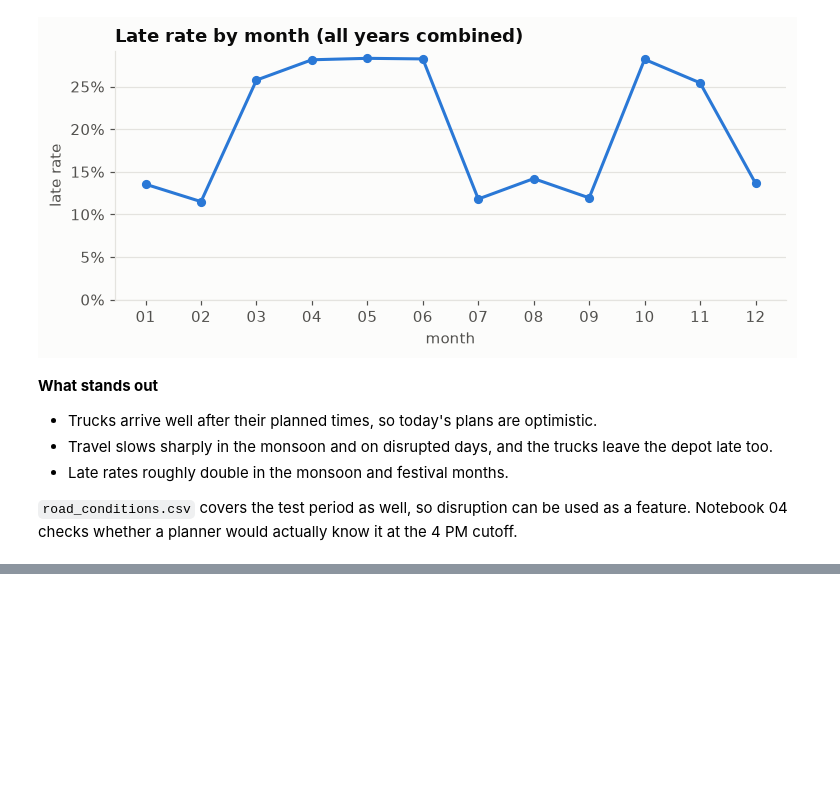
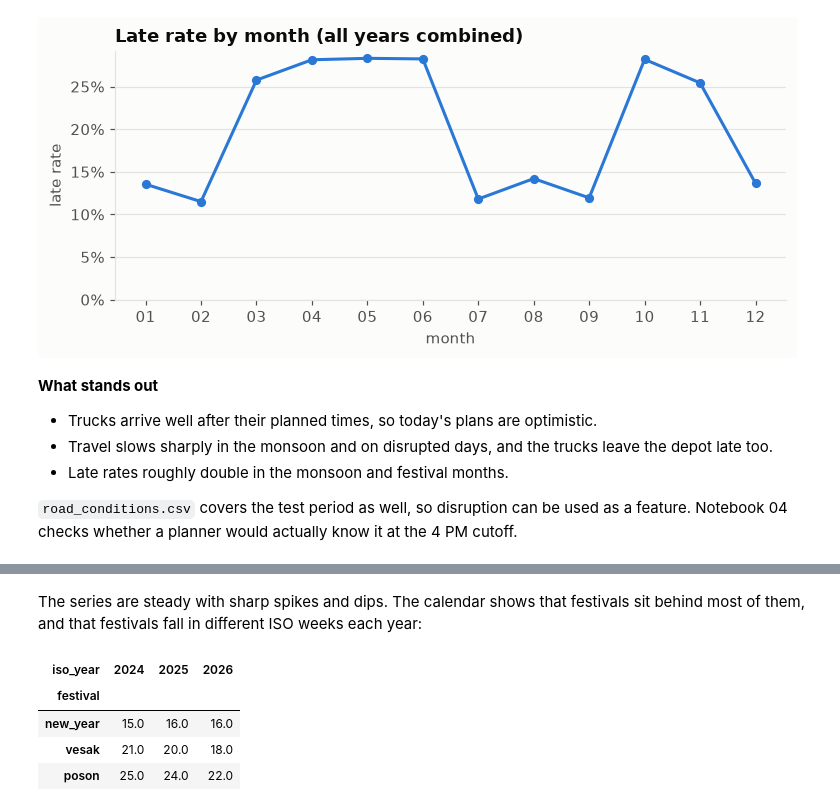
Before and after one commit to sameera-ekanayaka/Xora_Datathon, a Jupyter notebook: notebooks/01_data_understanding.ipynb, the cells around one changed output, grey strips where cells are left out. Drawn from its saved outputs; the diff is of its cells as text; code cells hidden in the pictures; blank space fills up the shorter version.

```diff
--- a/notebooks/01_data_understanding.ipynb
+++ b/notebooks/01_data_understanding.ipynb
@@ -322,0 +349,15 @@ plt.show()
+# %% [markdown]
+The series are steady with sharp spikes and dips. The calendar shows that festivals sit behind most of them, and that festivals fall in different ISO weeks each year:
+# %%
+festival_weeks = (
+    calendar.dropna(subset=["festival"])
+    .groupby(["festival", "iso_year"]).iso_week.min()
+    .unstack("iso_year")
+)
+festival_weeks.loc[["new_year", "vesak", "poson"]]
+# %% [output]
+| iso_year | 2024 | 2025 | 2026 |
+| festival |  |  |  |
+| new_year | 15.0 | 16.0 | 16.0 |
+| vesak | 21.0 | 20.0 | 18.0 |
+| poson | 25.0 | 24.0 | 22.0 |
```
Also changed, not shown: parts of 4 cells of this notebook.
